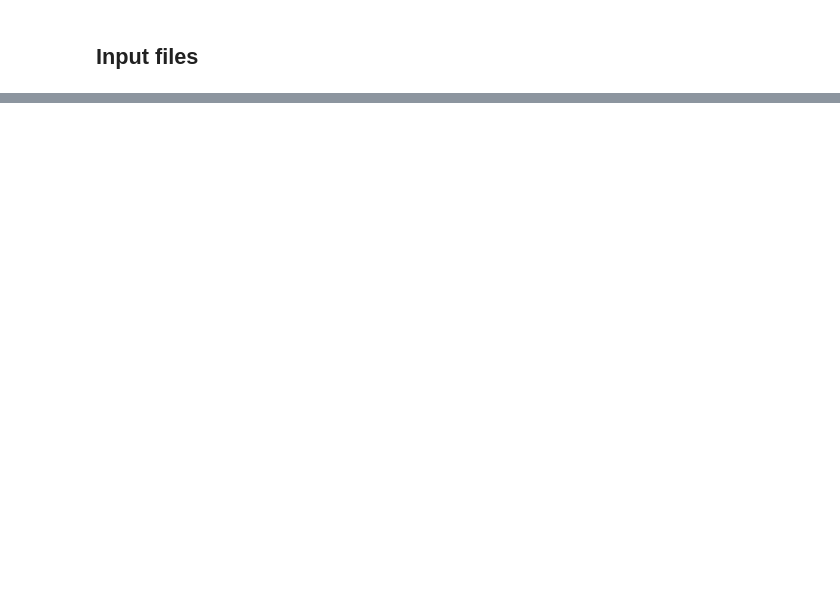
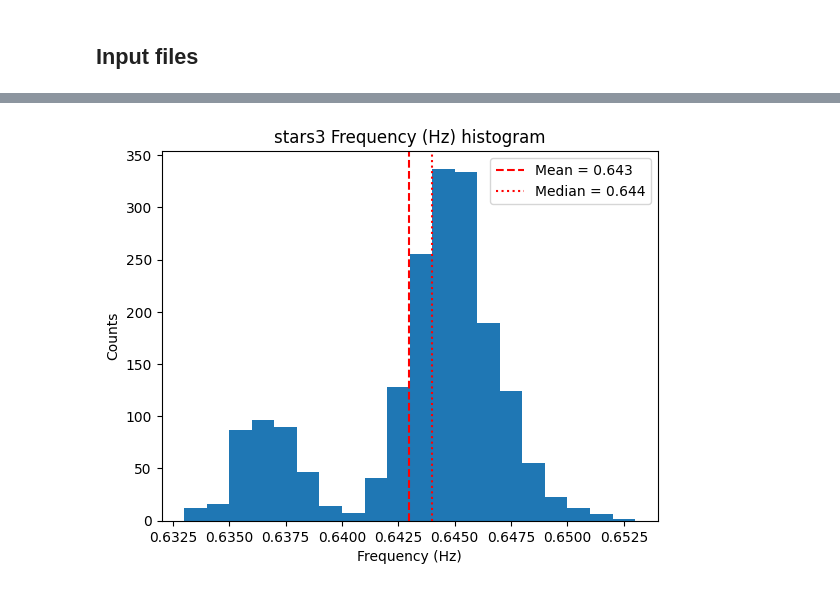
Before and after one commit to STARS4ALL/zptess, a Jupyter notebook: notebook/analysis.ipynb, the cells around one changed output, grey strips where cells are left out. Cells and saved outputs as stored; diff of their text form; code cells hidden in the pictures; blank space fills up the shorter version.

```diff
--- a/notebook/analysis.ipynb
+++ b/notebook/analysis.ipynb
@@ -12,0 +24,12 @@ from astropy.io import ascii
+# %%
+class COL(StrEnum):
+    MODEL = "Model"
+    NAME = "Name"
+    MAC = "MAC"
+    SESSION = "Session (UTC)"
+    ROLE = "Role"
+    ROUND = "Round"
+    TIME = "Timestamp"
+    FREQ = "Freq (Hz)"
+    BOX_T = "Box Temp (℃)"
+    SEQ = "Sequence #"
@@ -12,0 +47,14 @@ from astropy.io import ascii
+# %%
+def histogram(data, name, label, bins, title=None, mean=None, median=None):
+    title = title or f"{name} {label} histogram"
+    plt.hist(data, bins=bins)  # adjust bins as needed
+    if mean is not None:
+        plt.axvline(mean, color='red', linestyle='--', label=f'Mean = {mean:.3f}')
+    if median is not None:
+        plt.axvline(median, color='red', linestyle=':', label=f'Median = {median:.3f}')
+    plt.xlabel(label)
+    plt.ylabel("Counts")
+    plt.title(title)
+    if not all([mean is None, median is None]):
+        plt.legend()
+    plt.show()
@@ -42,0 +110,9 @@ Table length=7500
+# %%
+ref_low_samples = samples.filter( (pl.col(COL.ROLE) == "ref") & (pl.col(COL.FREQ) < 1))
+ref_low_freqs = ref_low_samples[COL.FREQ].to_numpy()
+mean_low_freq = ref_low_samples.select(pl.col(COL.FREQ).mean()).item()
+median_low_freq = ref_low_samples.select(pl.col(COL.FREQ).median()).item()
+# %%
+histogram(ref_low_freqs, "stars3", "Frequency (Hz)", 20,mean=mean_low_freq,median=median_low_freq)
+# %% [output]
+[figure, added]
```
Also changed, not shown: parts of 25 cells of this notebook.
